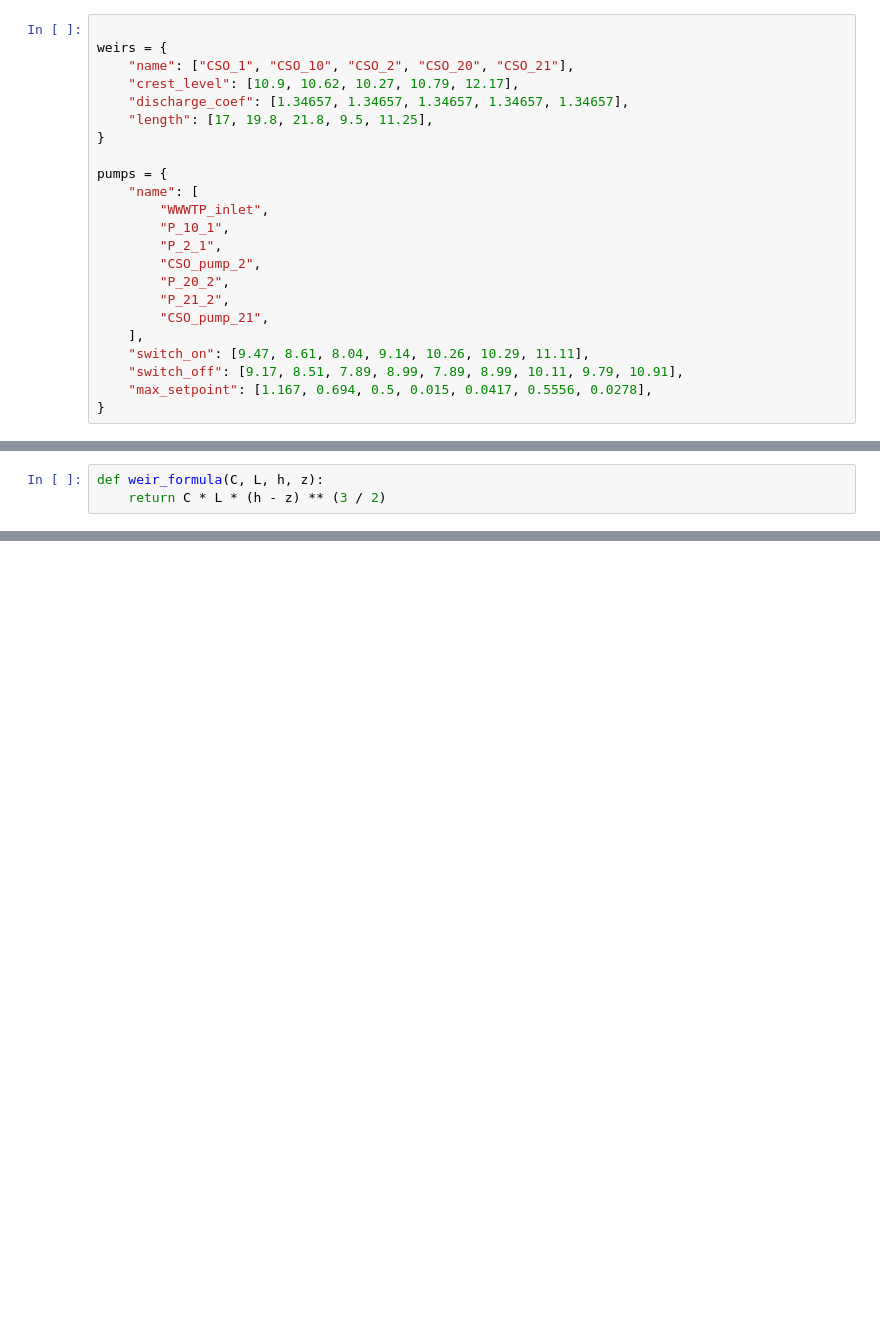
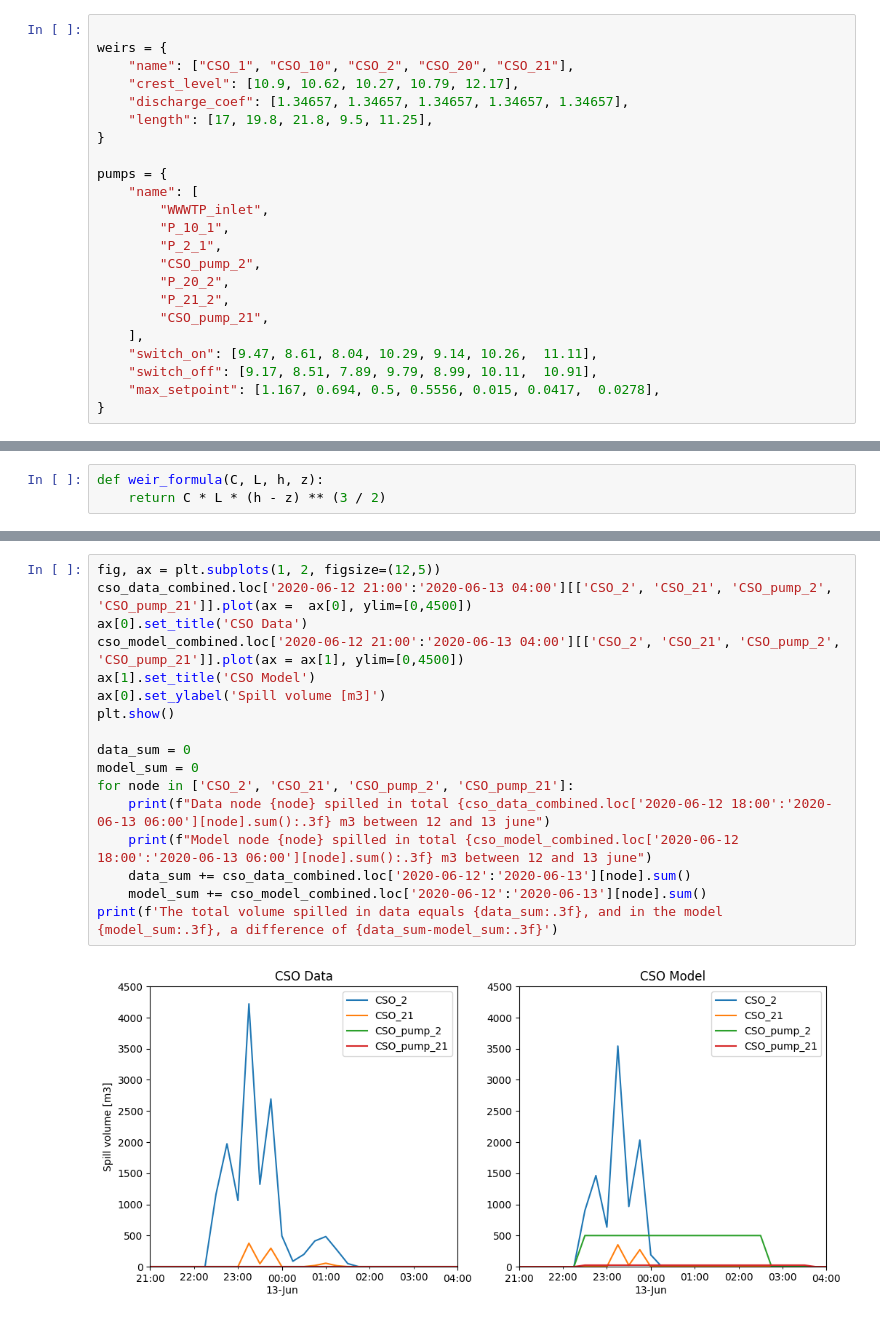
Before and after one commit to jipsteiger/ENVM1601, a Jupyter notebook: RTC/rtc_week_1.ipynb, the cells around one changed output, grey strips where cells are left out. Drawn from its saved outputs; the diff is of its cells as text; blank space fills up the shorter version.

```diff
--- a/RTC/rtc_week_1.ipynb
+++ b/RTC/rtc_week_1.ipynb
@@ -21,7 +21,7 @@ pumps = {
         "P_21_2",
         "CSO_pump_21",
     ],
-    "switch_on": [9.47, 8.61, 8.04, 9.14, 10.26, 10.29, 11.11],
-    "switch_off": [9.17, 8.51, 7.89, 8.99, 7.89, 8.99, 10.11, 9.79, 10.91],
-    "max_setpoint": [1.167, 0.694, 0.5, 0.015, 0.0417, 0.5556, 0.0278],
+    "switch_on": [9.47, 8.61, 8.04, 10.29, 9.14, 10.26,  11.11],
+    "switch_off": [9.17, 8.51, 7.89, 9.79, 8.99, 10.11,  10.91],
+    "max_setpoint": [1.167, 0.694, 0.5, 0.5556, 0.015, 0.0417,  0.0278],
 }
@@ -214,0 +74,19 @@ cso_data.loc['06-12-2020':'06-13-2020'].plot()
+# %%
+fig, ax = plt.subplots(1, 2, figsize=(12,5))
+cso_data_combined.loc['2020-06-12 21:00':'2020-06-13 04:00'][['CSO_2', 'CSO_21', 'CSO_pump_2', 'CSO_pump_21']].plot(ax =  ax[0], ylim=[0,4500])
+ax[0].set_title('CSO Data')
+cso_model_combined.loc['2020-06-12 21:00':'2020-06-13 04:00'][['CSO_2', 'CSO_21', 'CSO_pump_2', 'CSO_pump_21']].plot(ax = ax[1], ylim=[0,4500])
+ax[1].set_title('CSO Model')
+ax[0].set_ylabel('Spill volume [m3]')
+plt.show()
+
+data_sum = 0
+model_sum = 0
+for node in ['CSO_2', 'CSO_21', 'CSO_pump_2', 'CSO_pump_21']:
+    print(f"Data node {node} spilled in total {cso_data_combined.loc['2020-06-12 18:00':'2020-06-13 06:00'][node].sum():.3f} m3 between 12 and 13 june")
+    print(f"Model node {node} spilled in total {cso_model_combined.loc['2020-06-12 18:00':'2020-06-13 06:00'][node].sum():.3f} m3 between 12 and 13 june")
+    data_sum += cso_data_combined.loc['2020-06-12':'2020-06-13'][node].sum()
+    model_sum += cso_model_combined.loc['2020-06-12':'2020-06-13'][node].sum()
+print(f'The total volume spilled in data equals {data_sum:.3f}, and in the model {model_sum:.3f}, a difference of {data_sum-model_sum:.3f}')
+# %% [output]
+[figure, added]
```
Also changed, not shown: parts of 10 cells of this notebook, 6 other files.
